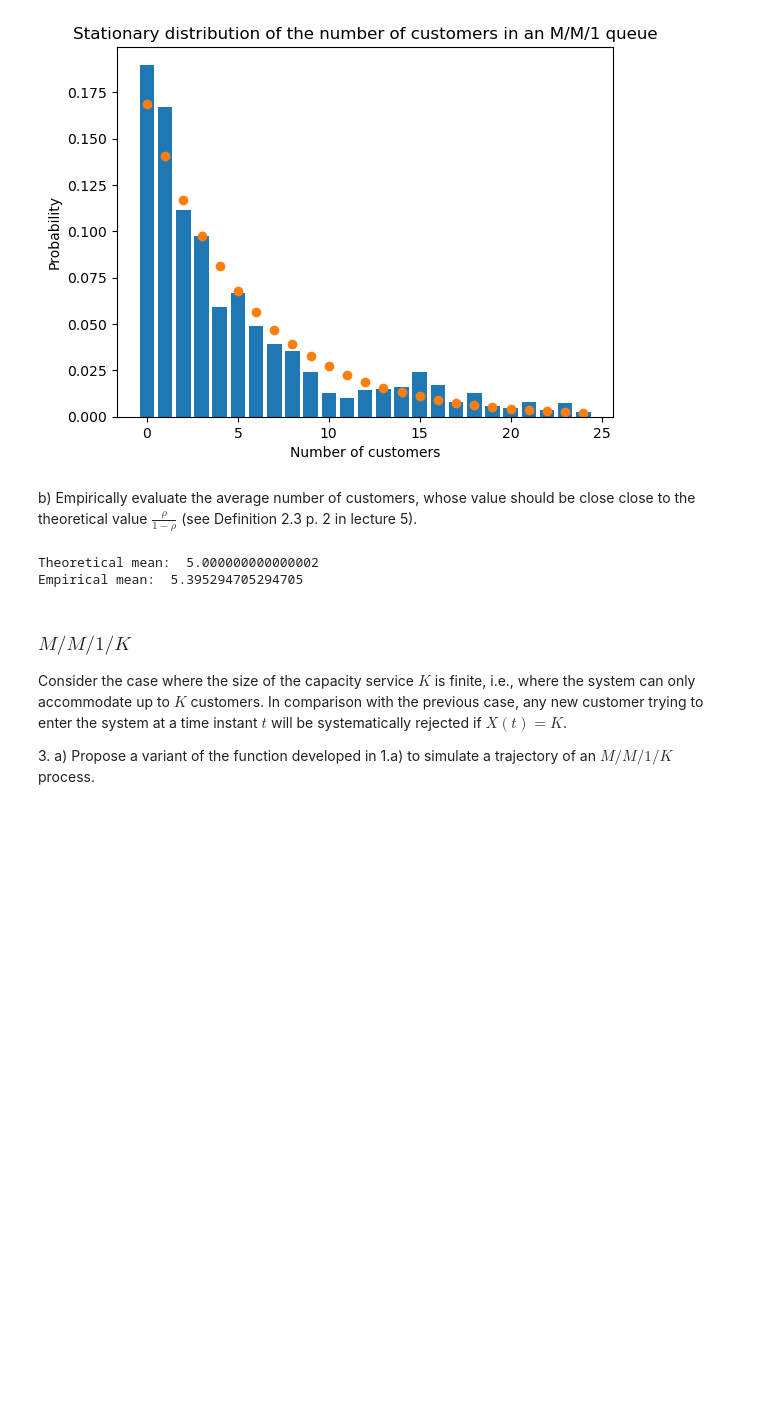
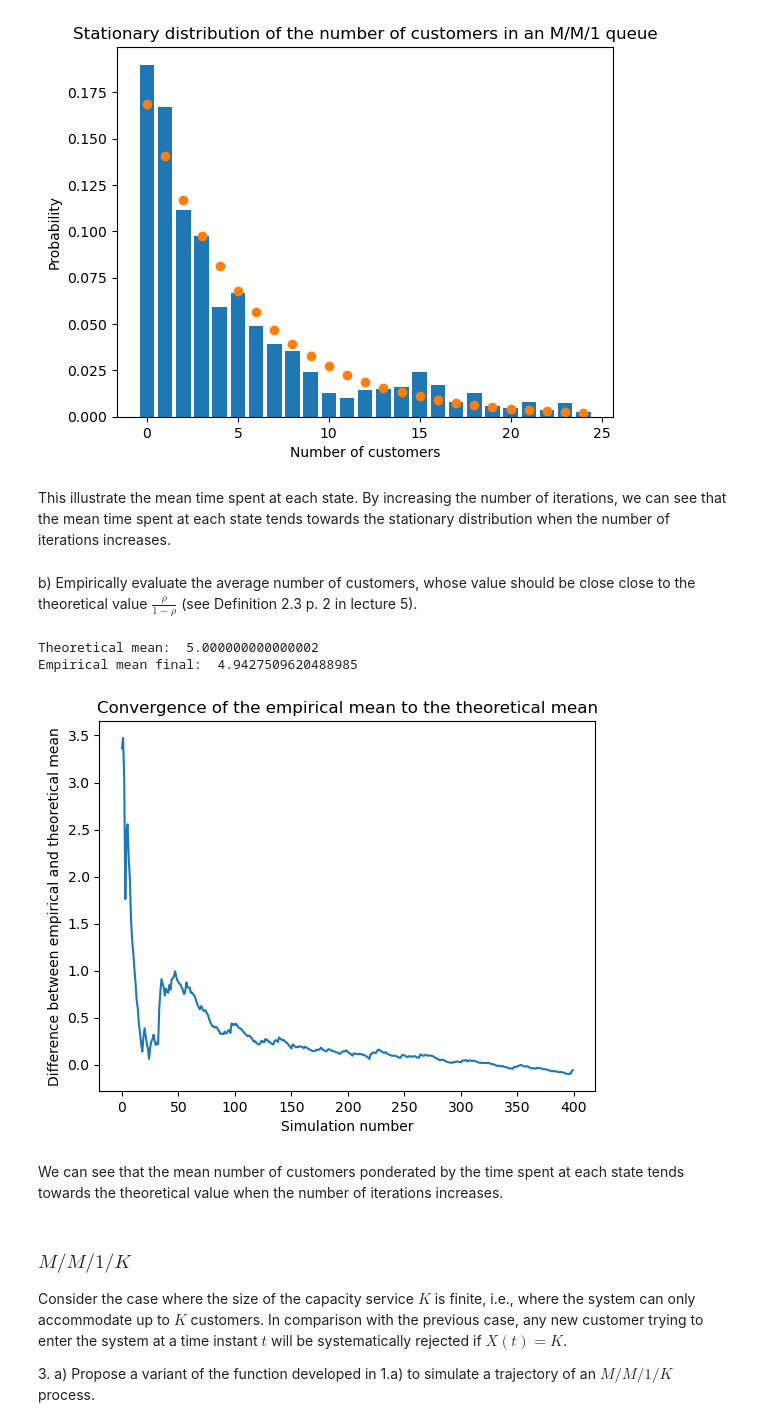
Before and after one commit to benech17/Markov-Chains-SDIA, a Jupyter notebook: lab2_markov_students/lab2_markov_students/lab2_notebook.ipynb, the cells around one changed output. Saved outputs shown, nothing was run; the diff lists cells and outputs as text; code cells hidden in the pictures; blank space fills up the shorter version.

```diff
--- a/lab2_markov_students/lab2_markov_students/lab2_notebook.ipynb
+++ b/lab2_markov_students/lab2_markov_students/lab2_notebook.ipynb
@@ -178,21 +181,36 @@ plt.title('Stationary distribution of the number of customers in an M/M/1 queue'
 plt.show()
 # %% [output]
 [figure]
+# %% [markdown]
+This illustrate the mean time spent at each state. By increasing the number of iterations, we can see that the mean time spent at each state tends towards the stationary distribution when the number of iterations increases.
 # %% [markdown]
 b) Empirically evaluate the average number of customers, whose value should be close close to the theoretical value $\frac{\rho}{1-\rho}$ (see Definition 2.3 p. 2 in lecture 5).
-# %%
-N=400
-X_mean=np.zeros(N)
-for i in range(N):
-    T,X=run_mm1inf(beta,delta,i,niter)
-    X_mean[i]=np.mean(X)
-
-
-print('Theoretical mean: ',rho/(1-rho))
-print('Empirical mean: ',np.mean(X_mean))
-# %% [output]
-Theoretical mean:  5.000000000000002
-Empirical mean:  5.395294705294705
+# %%
+#we compute the mean of the number of customers in the queue, pondering by the time spent in each state, and take the mean of this value over 400 simulations
+N=400
+X_mean=np.zeros(N)
+X_means=np.zeros(N)
+for i in range(N):
+    T,X=run_mm1inf(beta,delta,i,niter)
+    x_times=np.zeros(int(max(X))+1)
+    for j in range(1,len(X)):
+        x_times[int(X[j-1])]+=T[j]-T[j-1]
+    X_mean[i]=np.dot(x_times,range(int(max(X))+1))/sum(x_times)
+    X_means[i]=np.mean(X_mean[:i+1]) #we compute the mean of the mean values at each iteration
+#plot the consecutive mean values
+plt.plot(range(N),X_means-rho/(1-rho))
+plt.xlabel('Simulation number')
+plt.ylabel('Difference between empirical and theoretical mean')
+plt.title('Convergence of the empirical mean to the theoretical mean')
+
+print('Theoretical mean: ',rho/(1-rho))
+print('Empirical mean final: ',np.mean(X_mean))
+# %% [output]
+Theoretical mean:  5.000000000000002
+Empirical mean final:  4.9427509620488985
+[figure, added]
+# %% [markdown]
+We can see that the mean number of customers ponderated by the time spent at each state tends towards the theoretical value when the number of iterations increases.
 # %% [markdown]
 ### $M/M/1/K$
 
```
Also changed, not shown: parts of 15 cells of this notebook.
